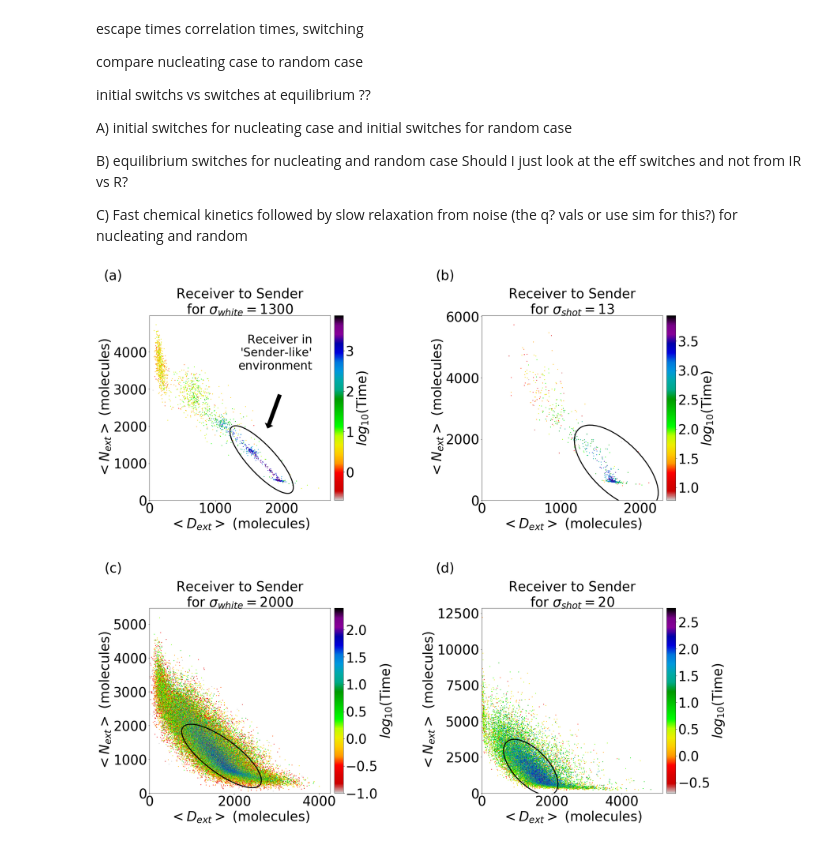
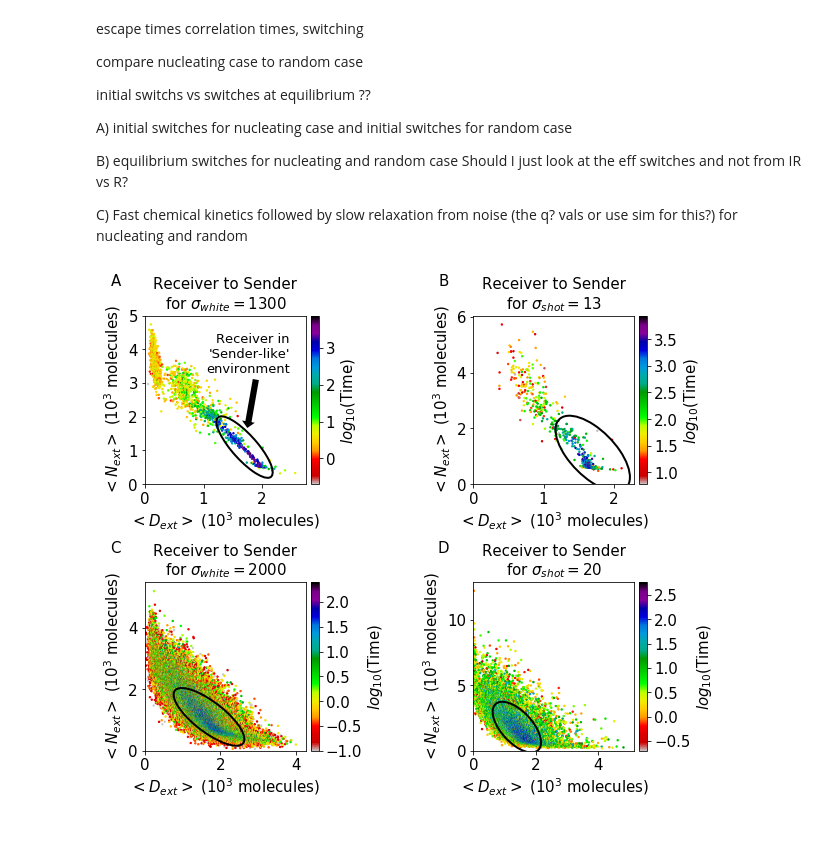
Before and after one commit to madgal/Stochastic-Notch-Patterns, a Jupyter notebook: FiguresForMain.ipynb, the cells around one changed output. Cells and saved outputs as stored; diff of their text form; code cells hidden in the pictures.

Commit message:
Update figures

```diff
--- a/FiguresForMain.ipynb
+++ b/FiguresForMain.ipynb
@@ -487,48 +612,48 @@ Should I just look at the eff switches and not from IR vs R?
 C) Fast chemical kinetics followed by slow relaxation from noise (the q? vals or use sim for this?) for nucleating and random
 # %%
 def get_etavg_A():
-    df = pd.read_csv("main_data/fig4a.txt")
+    df = pd.read_csv("data/fig4a.txt")
     return df['x'].values,df['y'].values,df['color'].values
 # %%
 def get_etavg_B():
-    df = pd.read_csv("main_data/fig4b.txt")
+    df = pd.read_csv("data/fig4b.txt")
     return df['x'].values,df['y'].values,df['color'].values
 # %%
 def get_etavg_C():
-    df = pd.read_csv("main_data/fig4c.txt")
+    df = pd.read_csv("data/fig4c.txt")
     return df['x'].values,df['y'].values,df['color'].values
 # %%
 def get_etavg_D():
-    df = pd.read_csv("main_data/fig4d.txt")
+    df = pd.read_csv("data/fig4d.txt")
     return df['x'].values,df['y'].values,df['color'].values
 # %%
-fig = plt.figure()
-gs1 = gridspec.GridSpec(3, 7, width_ratios=[1,0.05,0.2,0.5,1,0.05,0.2], height_ratios=[1,0.5,1])
-gs1.update(left=0.05, right=4, wspace=0.05,hspace=0.05,top=5,bottom=0)
-fs =40
+fig = plt.figure(figsize=(9,8))#15,15))
+gs1 = gridspec.GridSpec(3, 5, width_ratios=[2,0.1,1.8,2,0.1], height_ratios=[1,0.5,1])
+gs1.update(wspace=0.05,hspace=0.05)
+fs =15
 matplotlib.rcParams.update({'font.size':fs})
 
 
 ax1e = plt.subplot(gs1[0, 0])
-ax1f = plt.subplot(gs1[0, 4])
+ax1f = plt.subplot(gs1[0, 3])
 ax1g = plt.subplot(gs1[2, 0])
-ax1h = plt.subplot(gs1[2, 4])
+ax1h = plt.subplot(gs1[2, 3])
 
 cbax1e=plt.subplot(gs1[0,1])
-cbax1f=plt.subplot(gs1[0,5])
+cbax1f=plt.subplot(gs1[0,4])
 cbax1g=plt.subplot(gs1[2,1])
-cbax1h=plt.subplot(gs1[2,5])
+cbax1h=plt.subplot(gs1[2,4])
 
 ######
 a,b,c=get_etavg_A()
-a1e=ax1e.scatter(a,b,c=np.log10(c),s=2,cmap='nipy_spectral_r')
+a1e=ax1e.scatter(a/1000.,b/1000.,c=np.log10(c),s=2,cmap='nipy_spectral_r',rasterized=True)
 a,b,c=get_etavg_B()
-a1f=ax1f.scatter(a,b,c=np.log10(c),s=2,cmap='nipy_spectral_r')
+a1f=ax1f.scatter(a/1000.,b/1000.,c=np.log10(c),s=2,cmap='nipy_spectral_r',rasterized=True)
 ######
 a,b,c=get_etavg_C()
-a1g=ax1g.scatter(a,b,c=np.log10(c),s=2,cmap='nipy_spectral_r')
+a1g=ax1g.scatter(a/1000.,b/1000.,c=np.log10(c),s=2,cmap='nipy_spectral_r',rasterized=True)
 a,b,c=get_etavg_D()
-a1h=ax1h.scatter(a,b,c=np.log10(c),s=2,cmap='nipy_spectral_r')
+a1h=ax1h.scatter(a/1000.,b/1000.,c=np.log10(c),s=2,cmap='nipy_spectral_r',rasterized=True)
 
 cb = matplotlib.colorbar.Colorbar(ax = cbax1e, mappable = a1e)
 cb.set_label(r'$log_{10}$(Time)')
@@ -544,88 +669,86 @@ ax1f.set_title("Receiver to Sender\nfor $\sigma_{shot}=13$",fontsize=fs)
 ax1g.set_title("Receiver to Sender\nfor $\sigma_{white}=2000$",fontsize=fs)
 ax1h.set_title("Receiver to Sender\nfor $\sigma_{shot}=20$",fontsize=fs)
 
-ax1g.set_ylabel("$<N_{ext}>$ (molecules)")
-ax1e.set_ylabel("$<N_{ext}>$ (molecules)")
-ax1f.set_ylabel("$<N_{ext}>$ (molecules)")
-ax1h.set_ylabel("$<N_{ext}>$ (molecules)")
-ax1e.set_xlabel("$<D_{ext}>$ (molecules)")
-ax1f.set_xlabel("$<D_{ext}>$ (molecules)")
-ax1g.set_xlabel("$<D_{ext}>$ (molecules)")
-ax1h.set_xlabel("$<D_{ext}>$ (molecules)")
-
-ax1a.text(-0.1, 1.25, '(e)',transform=ax1a.transAxes,verticalalignment='top', horizontalalignment='right',color='black', fontsize=fs)
-ax2a.text(-0.1, 1.25, '(f)',transform=ax2a.transAxes,verticalalignment='top', horizontalalignment='right',color='black', fontsize=fs)
+ax1g.set_ylabel("$<N_{ext}>$ (10$^3$ molecules)")
+ax1e.set_ylabel("$<N_{ext}>$ (10$^3$ molecules)")
+ax1f.set_ylabel("$<N_{ext}>$ (10$^3$ molecules)")
+ax1h.set_ylabel("$<N_{ext}>$ (10$^3$ molecules)")
+ax1e.set_xlabel("$<D_{ext}>$ (10$^3$ molecules)")
+ax1f.set_xlabel("$<D_{ext}>$ (10$^3$ molecules)")
+ax1g.set_xlabel("$<D_{ext}>$ (10$^3$ molecules)")
+ax1h.set_xlabel("$<D_{ext}>$ (10$^3$ molecules)")
 
 
-ax1e.text(-0.15, 1.25, '(a)',transform=ax1e.transAxes,verticalalignment='top', horizontalalignment='right',color='black', fontsize=fs)
-ax1f.text(-0.15, 1.25, '(b)',transform=ax1f.transAxes,verticalalignment='top', horizontalalignment='right',color='black', fontsize=fs)
-ax1g.text(-0.15, 1.25, '(c)',transform=ax1g.transAxes,verticalalignment='top', horizontalalignment='right',color='black', fontsize=fs)
-ax1h.text(-0.15, 1.25, '(d)',transform=ax1h.transAxes,verticalalignment='top', horizontalalignment='right',color='black', fontsize=fs)
+ax1e.text(-0.15, 1.25, 'A',transform=ax1e.transAxes,verticalalignment='top', horizontalalignment='right',color='black', fontsize=fs)
+ax1f.text(-0.15, 1.25, 'B',transform=ax1f.transAxes,verticalalignment='top', horizontalalignment='right',color='black', fontsize=fs)
+ax1g.text(-0.15, 1.25, 'C',transform=ax1g.transAxes,verticalalignment='top', horizontalalignment='right',color='black', fontsize=fs)
+ax1h.text(-0.15, 1.25, 'D',transform=ax1h.transAxes,verticalalignment='top', horizontalalignment='right',color='black', fontsize=fs)
 
 
 #### sigma_white=130
-width,height=2000,500
+width,height=2,0.5
 theta = np.deg2rad(np.arange(0.0, 360.0, 1.0))
 x = 0.5 * width * np.cos(theta)
 y = 0.5 * height * np.sin(theta)
 ax1e.fill(x, y, alpha=0, facecolor='white', edgecolor='white', zorder=1)
-xcenter,ycenter=1700,1100
+xcenter,ycenter=1.7,1.1
 angle=-65
 e2 = matplotlib.patches.Ellipse((xcenter, ycenter), width, height,
-                     angle=angle, linewidth=3, fill=False, zorder=2)
+                     angle=angle, linewidth=2, fill=False, zorder=2)
 ax1e.add_patch(e2)
 
 ### sigma_shot=13
-width,height=2800,800
+width,height=2.8,0.8
 theta = np.deg2rad(np.arange(0.0, 360.0, 1.0))
 x = 0.5 * width * np.cos(theta)
 y = 0.5 * height * np.sin(theta)
 ax1f.fill(x, y, alpha=0, facecolor='white', edgecolor='white', zorder=1)
-xcenter,ycenter=1700,1100
+xcenter,ycenter=1.700,1.1
 angle=-75
 e2 = matplotlib.patches.Ellipse((xcenter, ycenter), width, height,
-                     angle=angle, linewidth=3, fill=False, zorder=2)
+                     angle=angle, linewidth=2, fill=False, zorder=2)
 ax1f.add_patch(e2)
 
 #### sigma_white=200
-width,height=2500,900
+width,height=2.5,0.9
 theta = np.deg2rad(np.arange(0.0, 360.0, 1.0))
 x = 0.5 * width * np.cos(theta)
 y = 0.5 * height * np.sin(theta)
 ax1g.fill(x, y, alpha=0, facecolor='white', edgecolor='white', zorder=1)
-xcenter,ycenter=1700,1100
+xcenter,ycenter=1.7,1.1
 angle=-45
 e2 = matplotlib.patches.Ellipse((xcenter, ycenter), width, height,
-                     angle=angle, linewidth=3, fill=False, zorder=2)
+                     angle=angle, linewidth=2, fill=False, zorder=2)
 ax1g.add_patch(e2)
 
 ### sigma_shot=20
-width,height=4000,1200
+width,height=4,1.2
 theta = np.deg2rad(np.arange(0.0, 360.0, 1.0))
 x = 0.5 * width * np.cos(theta)
 y = 0.5 * height * np.sin(theta)
 ax1h.fill(x, y, alpha=0, facecolor='white', edgecolor='white', zorder=1)
-xcenter,ycenter=1400,1800
+xcenter,ycenter=1.4,1.8
 angle=-75
 e2 = matplotlib.patches.Ellipse((xcenter, ycenter), width, height,
-                     angle=angle, linewidth=3, fill=False, zorder=2)
+                     angle=angle, linewidth=2, fill=False, zorder=2)
 ax1h.add_patch(e2)
 
 ax1e.set_xlim(xmin=0)
 ax1e.set_ylim(ymin=0)
 ax1f.set_xlim(xmin=0)
 ax1f.set_ylim(ymin=0)
 ax1g.set_xlim(xmin=0)
 ax1g.set_ylim(ymin=0)
 ax1h.set_xlim(xmin=0)
 ax1h.set_ylim(ymin=0)
 
 st = "  "
-for i in range(25):
+for i in range(11):
     st+="      "
-ax1e.text(1800,2800, st, size=2, rotation = 70,bbox=dict(boxstyle="larrow", fc="black", ec="k", lw=10))
-ax1e.text(0.9, 0.9, "Receiver in\n'Sender-like'\nenvironment",transform=ax1e.transAxes,verticalalignment='top', horizontalalignment='right',color='black', fontsize=35)
+ax1e.text(1.75,3, st, size=2, rotation = 80,bbox=dict(boxstyle="larrow", fc="black", ec="k", lw=4))
+ax1e.text(0.9, 0.9, "Receiver in\n'Sender-like'\nenvironment",transform=ax1e.transAxes,verticalalignment='top', horizontalalignment='right',color='black', fontsize=fs-2)
 
-fig.savefig("Figure5.png",bbox_inches='tight',dpi=300)
+fig.tight_layout()
+fig.savefig("Figure5.eps",bbox_inches='tight',format='eps',dpi=300)
 # %% [output]
-[figure, old version]
+[figure, new version]
```
Also changed, not shown: parts of 29 cells of this notebook, 1 other file.
